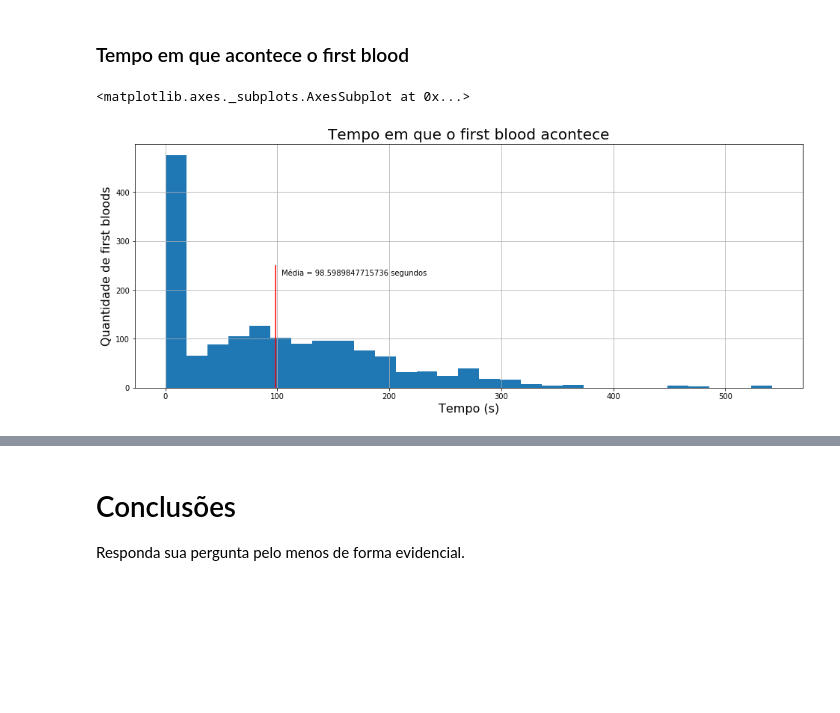
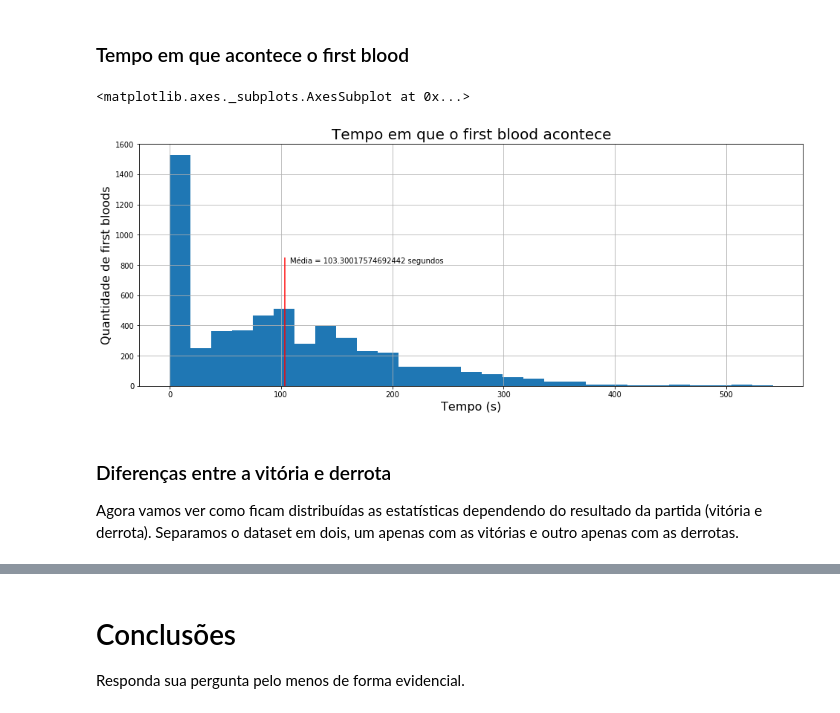
Before and after one commit to gabrielspires/Projeto-ICD, a Jupyter notebook: Projeto-ICD.ipynb, the cells around one changed output, grey strips where cells are left out. Saved outputs shown, nothing was run; the diff lists cells and outputs as text; code cells hidden in the pictures; blank space fills up the shorter version.

```diff
--- a/Projeto-ICD.ipynb
+++ b/Projeto-ICD.ipynb
@@ -87,7 +90,7 @@ import seaborn as sns # # Gráficos
 # %% [markdown]
 Agora precisamos fazer a conexão com o banco de dados, nesse caso estamos utilizando um banco no formato SQLite, que contém todas as tabelas que vamos utilizar.
 # %%
-conn = sqlite3.connect('dota2_791_partidas.db')
+conn = sqlite3.connect('dota2_2800_partidas.db')
 cursor = conn.cursor()
 # %% [markdown]
 Como se trata de um banco de dados relacional, precisamos verificar quais tabelas existem
@@ -159,5 +166,4 @@ Para condensar os dados em um único dataframe, para ajudar em algumas análises
 # %%
-pd.set_option('display.max_columns', 50)
 df = pd.read_sql_query('''
 SELECT *
 FROM match AS m
@@ -182,10 +188,12 @@ INNER JOIN
     FROM lobby_type
     ) as lt
 ON m.lobby_type = lt.lobby_type_id
+WHERE human_players = 10
 ''', conn)
 
 # Eliminando colunas desnecessárias (indices irrelevantes)
-df.drop(['game_mode','lobby_type','game_mode_id','lobby_type_id', 'player_match_id'], axis=1, inplace=True)
+df.drop(['game_mode','lobby_type','game_mode_id','lobby_type_id', 'player_match_id', 'human_players'], axis=1, inplace=True)
 
+pd.set_option('display.max_columns', 50)
 df.head(6)
 # %% [output]
@@ -254,15 +270,21 @@ Text(2365.901649746193, 5, 'Média = 2315.901649746193')
 # %%
 plt.xlabel('Tempo (s)', fontsize=16)
 plt.ylabel('Quantidade de first bloods', fontsize=16)
 plt.title('Tempo em que o first blood acontece', fontsize=20)
 
-plt.vlines(df['first_blood_time'].mean(), 0, 250, color='red')
-plt.text(df['first_blood_time'].mean()+5, 230, 'Média = '+str(df['first_blood_time'].mean())+' segundos')
+media = df['first_blood_time'].mean()
+
+plt.vlines(media, 0, 850, color='red')
+plt.text(media+5, 810, 'Média = '+str(media)+' segundos')
 
 df['first_blood_time'].hist(figsize=(16,6),bins=29)
 # %% [output]
 <matplotlib.axes._subplots.AxesSubplot at 0x...>
-[figure, old version]
+[figure, new version]
+# %% [markdown]
+### Diferenças entre a vitória e derrota
+
+Agora vamos ver como ficam distribuídas as estatísticas dependendo do resultado da partida (vitória e derrota). Separamos o dataset em dois, um apenas com as vitórias e outro apenas com as derrotas.
 # %%
 # Dataframe contendo apenas vitórias
 df_wins = df[((df.radiant_win == 1) & (df.Team == 'Radiant')) | ((df.radiant_win == 0) & (df.Team == 'Dire'))]
```
Also changed, not shown: parts of 27 cells of this notebook.
